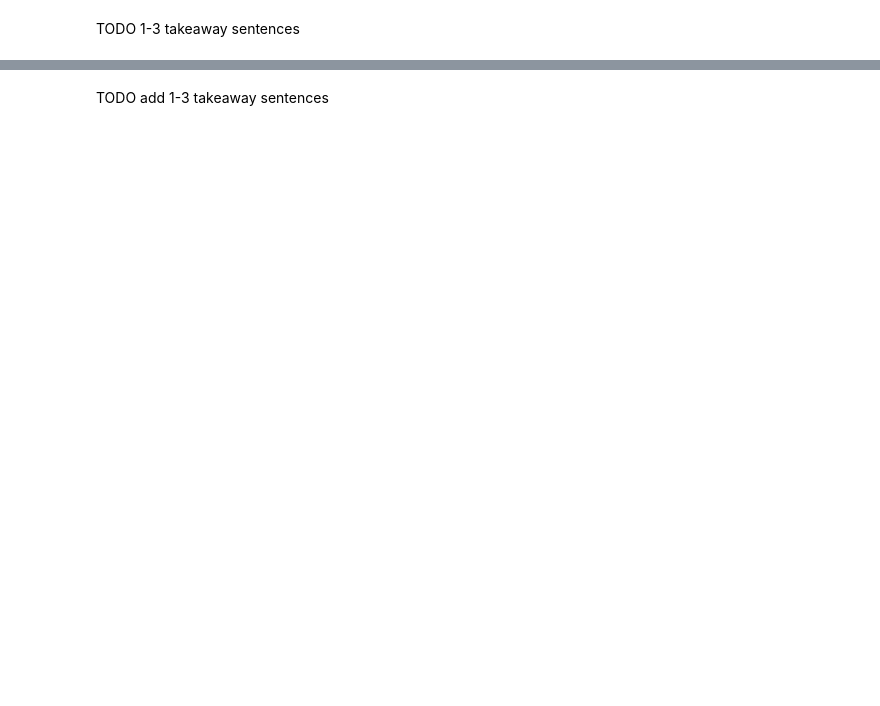
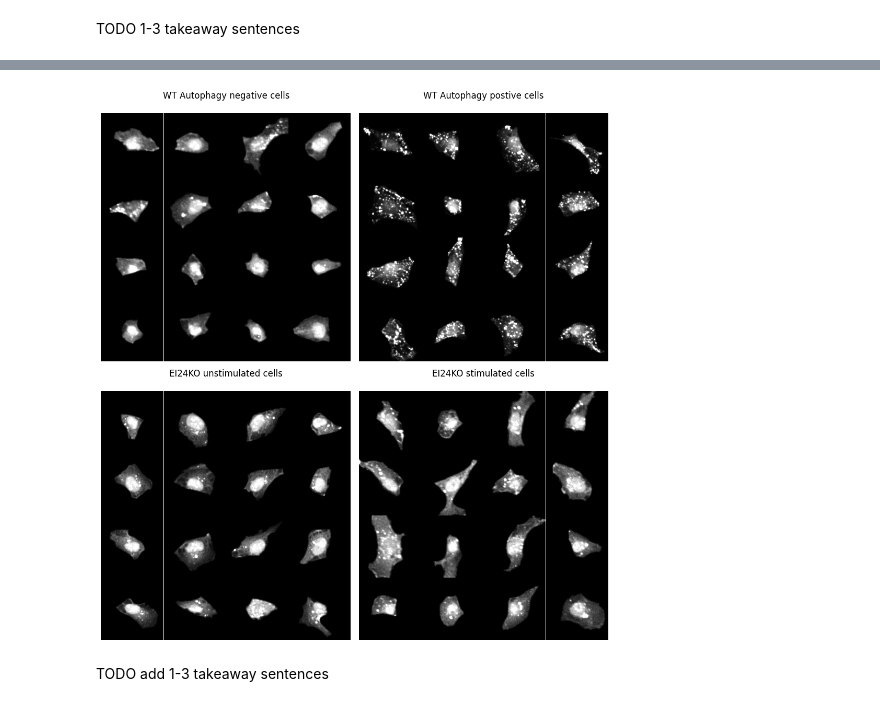
Before and after one commit to laminlabs/lamin-usecases, a Jupyter notebook: docs/imaging4.ipynb, the cells around one changed output, grey strips where cells are left out. Saved outputs shown, nothing was run; the diff lists cells and outputs as text; code cells hidden in the pictures; blank space fills up the shorter version.

```diff
--- a/docs/imaging4.ipynb
+++ b/docs/imaging4.ipynb
@@ -249,3 +255,28 @@ dtype: float64
+# %%
+# compare WT And EI24KO cells
+
+num_rows, num_cols = 4, 4
+n_cells = num_rows * num_cols
+channel_of_interest = 4 # LC3B channel a key autophagosome marker
+
+EI24_KO_stimulated = sc_datasets.filter(ulabels__name="EI24KO").filter(ulabels__name="14h Torin-1")[0]
+with h5py.File(EI24_KO_stimulated.cache(), 'r') as hf:
+    images_EI24_stim =hf["single_cell_data"][0:n_cells, channel_of_interest]
+
+EI24_KO_unstimulated = sc_datasets.filter(ulabels__name="EI24KO").filter(ulabels__name="untreated")[0]
+with h5py.File(EI24_KO_unstimulated.cache(), 'r') as hf:
+    images_EI24_unstim =hf["single_cell_data"][0:n_cells, channel_of_interest]
+
+
+# create a figure with two panels for negative and postive examples
+fig, axes = plt.subplots(nrows=2, ncols=2, figsize=(10, 10.8))
+plot_image_grid(axes[0, 0], images_negative, num_rows, num_cols, title = f"WT Autophagy negative cells")
+plot_image_grid(axes[0, 1], images_positive, num_rows, num_cols, title = f"WT Autophagy postive cells")
+plot_image_grid(axes[1, 0], images_EI24_unstim, num_rows, num_cols, title = f"EI24KO unstimulated cells")
+plot_image_grid(axes[1, 1], images_EI24_stim, num_rows, num_cols, title = f"EI24KO stimulated cells")
+fig.tight_layout()
+# %% [output]
+[figure, added]
 # %% [markdown]
 TODO add 1-3 takeaway sentences
 # %%
```
Also changed, not shown: parts of 6 cells of this notebook.
